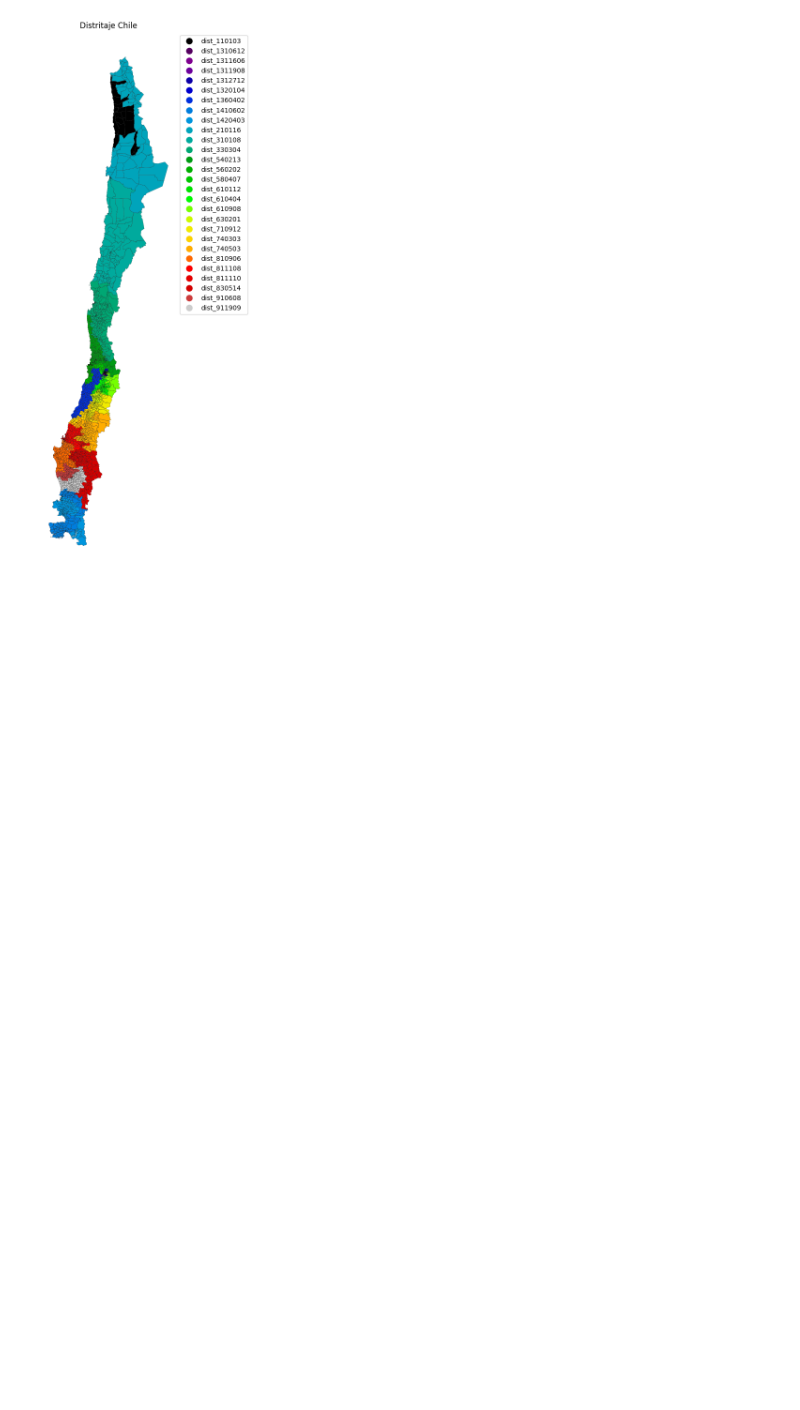
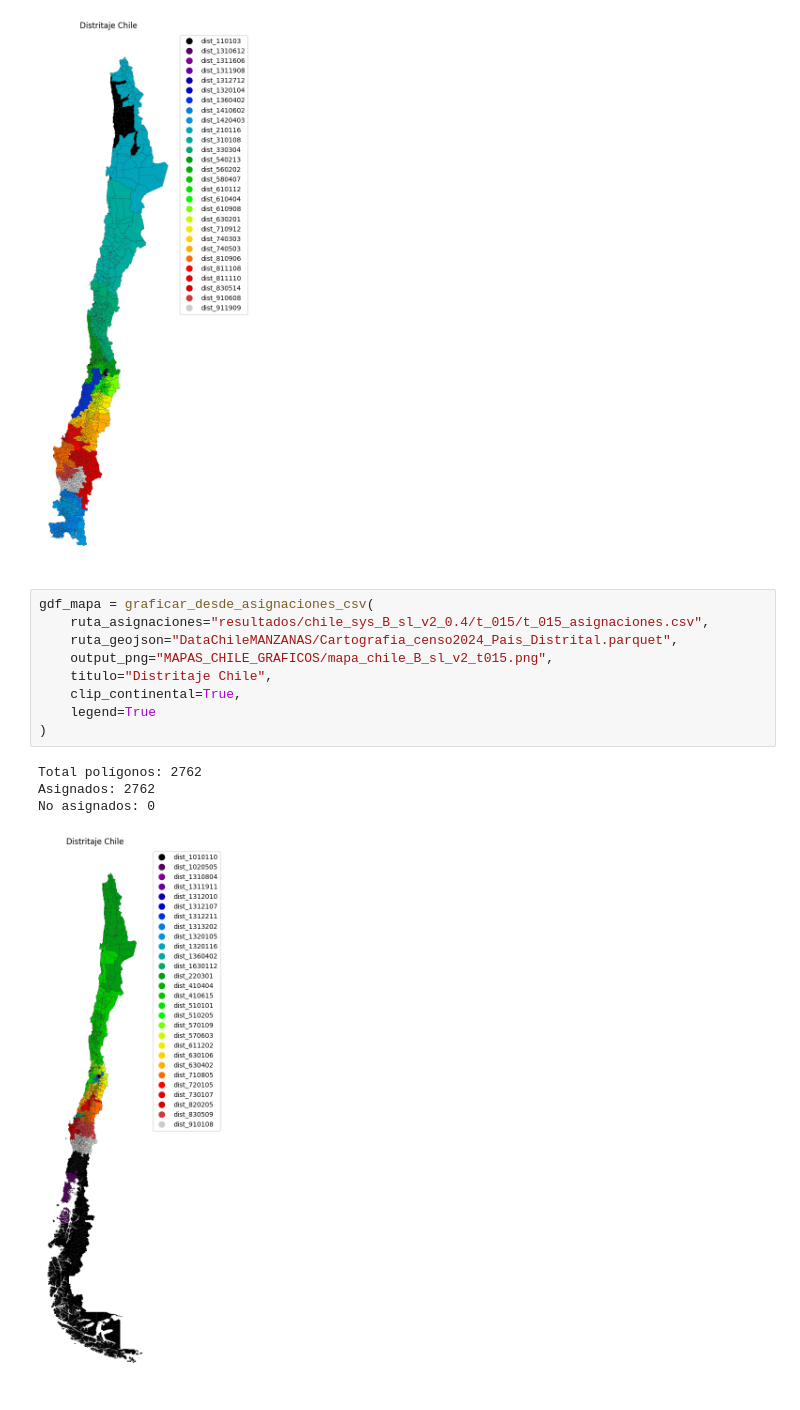
Before and after one commit to Andresdiazdcd/Tesis, a Jupyter notebook: Códigos/Graficos.ipynb, the cells around one changed output. Drawn from its saved outputs; the diff is of its cells as text; blank space fills up the shorter version.

```diff
--- a/Códigos/Graficos.ipynb
+++ b/Códigos/Graficos.ipynb
@@ -134,3 +134,17 @@ Total polígonos: 2520
 Asignados: 2520
 No asignados: 0
 [figure]
+# %%
+gdf_mapa = graficar_desde_asignaciones_csv(
+    ruta_asignaciones="resultados/chile_sys_B_sl_v2_0.4/t_015/t_015_asignaciones.csv",
+    ruta_geojson="DataChileMANZANAS/Cartografia_censo2024_Pais_Distrital.parquet",
+    output_png="MAPAS_CHILE_GRAFICOS/mapa_chile_B_sl_v2_t015.png",
+    titulo="Distritaje Chile",
+    clip_continental=True,
+    legend=True
+)
+# %% [output]
+Total polígonos: 2762
+Asignados: 2762
+No asignados: 0
+[figure, added]
```
Also changed, not shown: parts of 7 cells of this notebook, 4 other files.
